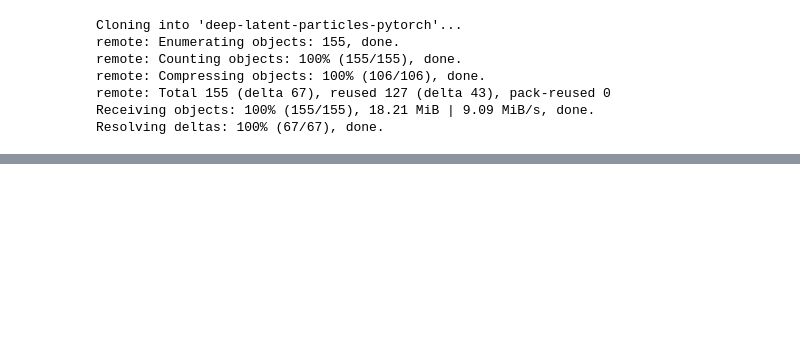
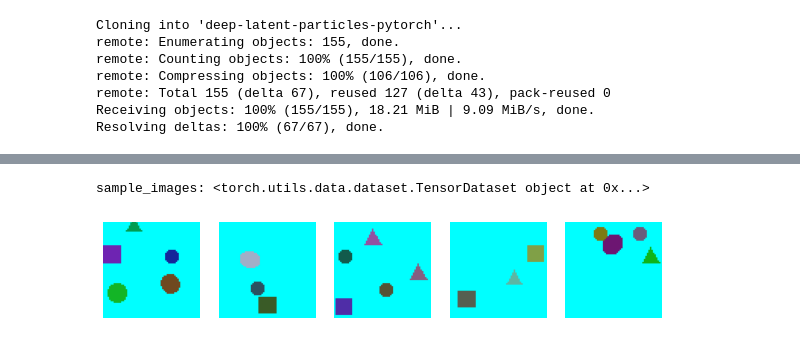
Before and after one commit to taldatech/deep-latent-particles-pytorch, a Jupyter notebook: dlp_tutorial.ipynb, the cells around one changed output, grey strips where cells are left out. Drawn from its saved outputs; the diff is of its cells as text; code cells hidden in the pictures; blank space fills up the shorter version.

```diff
--- a/dlp_tutorial.ipynb
+++ b/dlp_tutorial.ipynb
@@ -57,0 +88,12 @@ Resolving deltas: 100% (67/67), done.
+# %%
+sample_images = generate_shape_dataset_torch(img_size=64, num_images=5)  # [5, 3, 64, 64]
+print(f'sample_images: {sample_images}')
+# plot
+fig = plt.figure(figsize=(10, 10))
+for i in range(len(sample_images)):
+    ax = fig.add_subplot(1, len(sample_images), i + 1)
+    ax.imshow(sample_images[i][0].permute(1, 2, 0).data.cpu())
+    ax.set_axis_off()
+# %% [output]
+sample_images: <torch.utils.data.dataset.TensorDataset object at 0x...>
+[figure, added]
```
Also changed, not shown: parts of 19 cells of this notebook, 1 other file.
